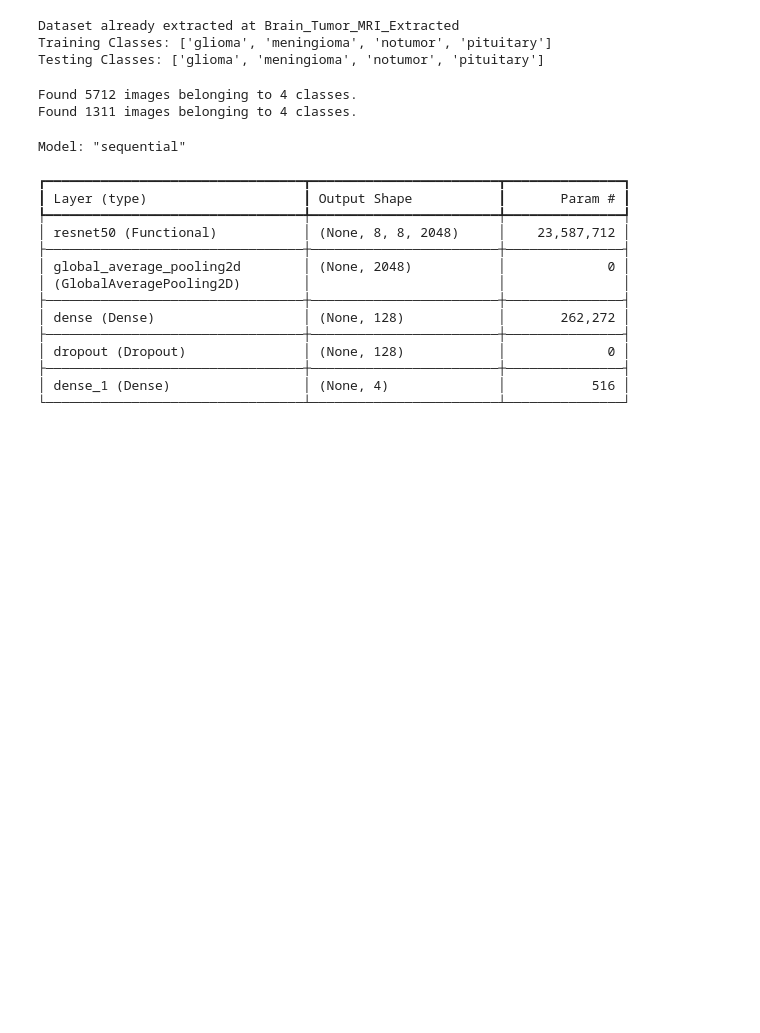
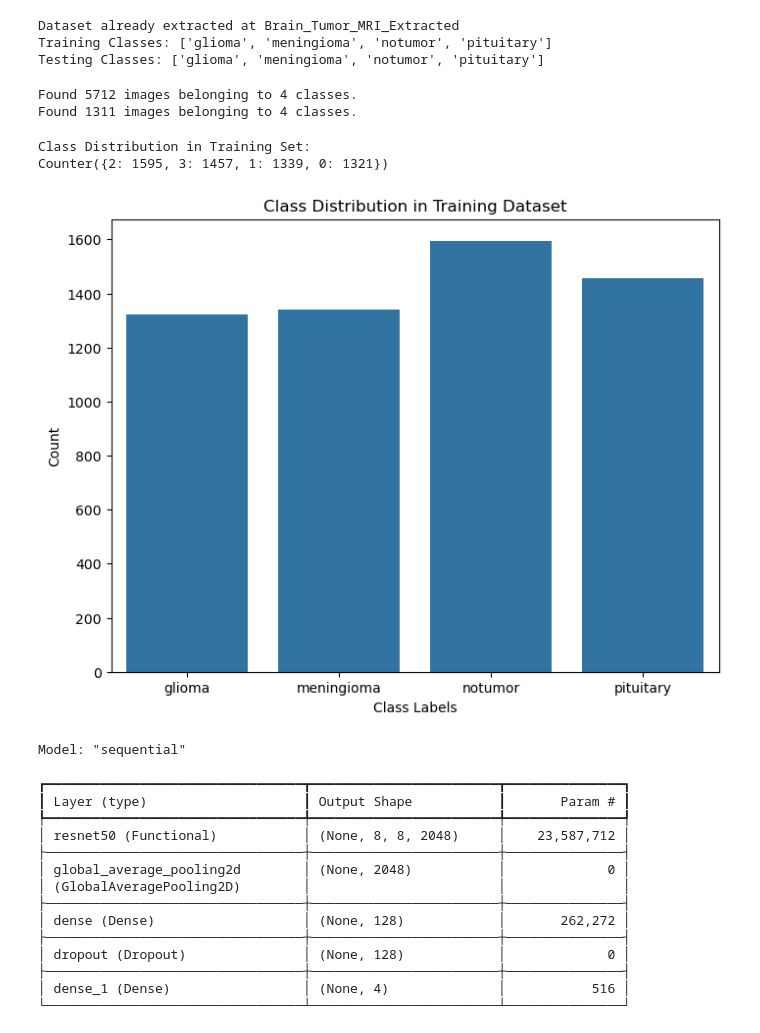
Before and after one commit to MiltonGreat/Brain-Tumor-Classification, a Jupyter notebook: Brain Tumor_MRI.ipynb, the cells around one changed output. Saved outputs shown, nothing was run; the diff lists cells and outputs as text; code cells hidden in the pictures; blank space fills up the shorter version.

```diff
--- a/Brain Tumor_MRI.ipynb
+++ b/Brain Tumor_MRI.ipynb
@@ -123,6 +125,24 @@ test_generator = test_datagen.flow_from_directory(
 # %% [output]
 Found 5712 images belonging to 4 classes.
 Found 1311 images belonging to 4 classes.
+# %%
+# Check class distribution for imbalance
+class_counts = Counter(train_generator.classes)  # Get the class labels from the generator
+class_labels = list(train_generator.class_indices.keys())  # Get class labels
+print(f"Class Distribution in Training Set:\n{class_counts}")
+
+# Visualize Class Distribution
+plt.figure(figsize=(8, 6))
+sns.countplot(x=train_generator.classes)
+plt.xticks(ticks=np.arange(len(class_labels)), labels=class_labels)
+plt.xlabel('Class Labels')
+plt.ylabel('Count')
+plt.title('Class Distribution in Training Dataset')
+plt.show()
+# %% [output]
+Class Distribution in Training Set:
+Counter({2: 1595, 3: 1457, 1: 1339, 0: 1321})
+[figure, added]
 # %%
 # Leverage Transfer Learning
 
```
Also changed, not shown: parts of 8 cells of this notebook.
